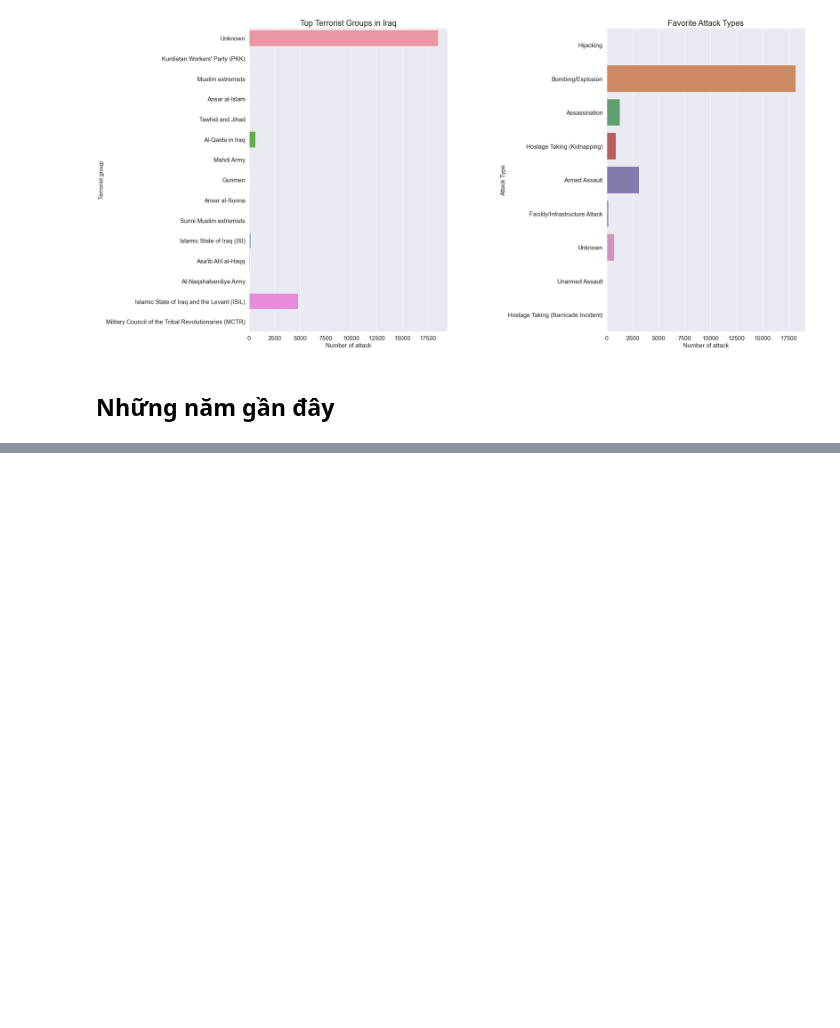
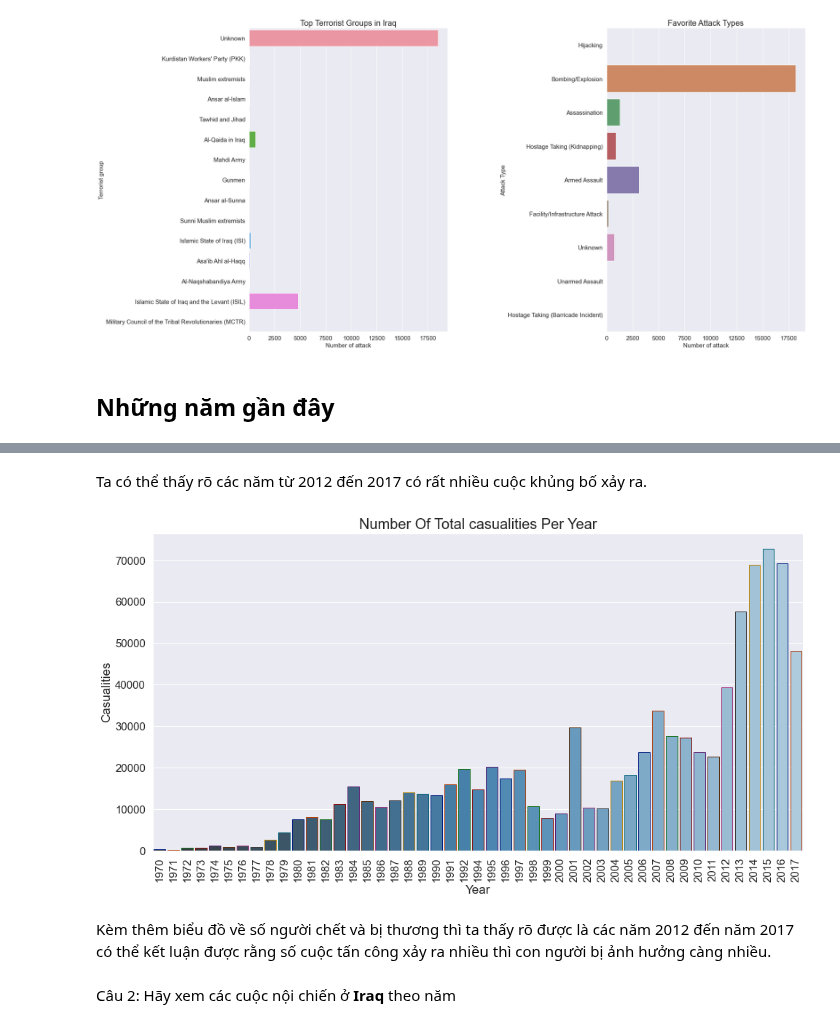
Before and after one commit to tuph-tech/LTKHDL-final, a Jupyter notebook: 1712861-PhanHuuTu.ipynb, the cells around one changed output, grey strips where cells are left out. Drawn from its saved outputs; the diff is of its cells as text; code cells hidden in the pictures; blank space fills up the shorter version.

```diff
--- a/1712861-PhanHuuTu.ipynb
+++ b/1712861-PhanHuuTu.ipynb
@@ -635,0 +676,28 @@ plt.show()
+# %% [markdown]
+Ta có thể thấy rõ các năm từ 2012 đến 2017 có rất nhiều cuộc khủng bố xảy ra.
+# %%
+total_casualities_per_year = df.groupby(['year'])['casualities'].sum().to_frame().reset_index().sort_values('year', ascending=False)
+
+# vẽ biểu đồ cột thể hiện số người bị thương theo từng năm
+ax = sns.barplot(x='year', y='casualities',
+                 data=total_casualities_per_year,
+                 palette= 'Blues_d',
+                 edgecolor=sns.color_palette('dark',25))
+
+# Thiết lập 1 số thuộc tính biểu đồ
+ax.set_xlabel('Year', fontsize=17)
+ax.set_ylabel('Casualities', fontsize=17)
+
+plt.xticks(rotation=90,
+           fontsize=15)
+plt.yticks(fontsize=15)
+
+plt.title('Number Of Total casualities Per Year', fontsize=20)
+
+plt.show()
+# %% [output]
+[figure, added]
+# %% [markdown]
+Kèm thêm biểu đồ về số người chết và bị thương thì ta thấy rõ được là các năm 2012 đến năm 2017 có thể kết luận được rằng số cuộc tấn công xảy ra nhiều thì con người bị ảnh hưởng càng nhiều.
+# %% [markdown]
+Câu 2: Hãy xem các cuộc nội chiến ở **Iraq** theo năm
```
Also changed, not shown: parts of 3 cells of this notebook.
